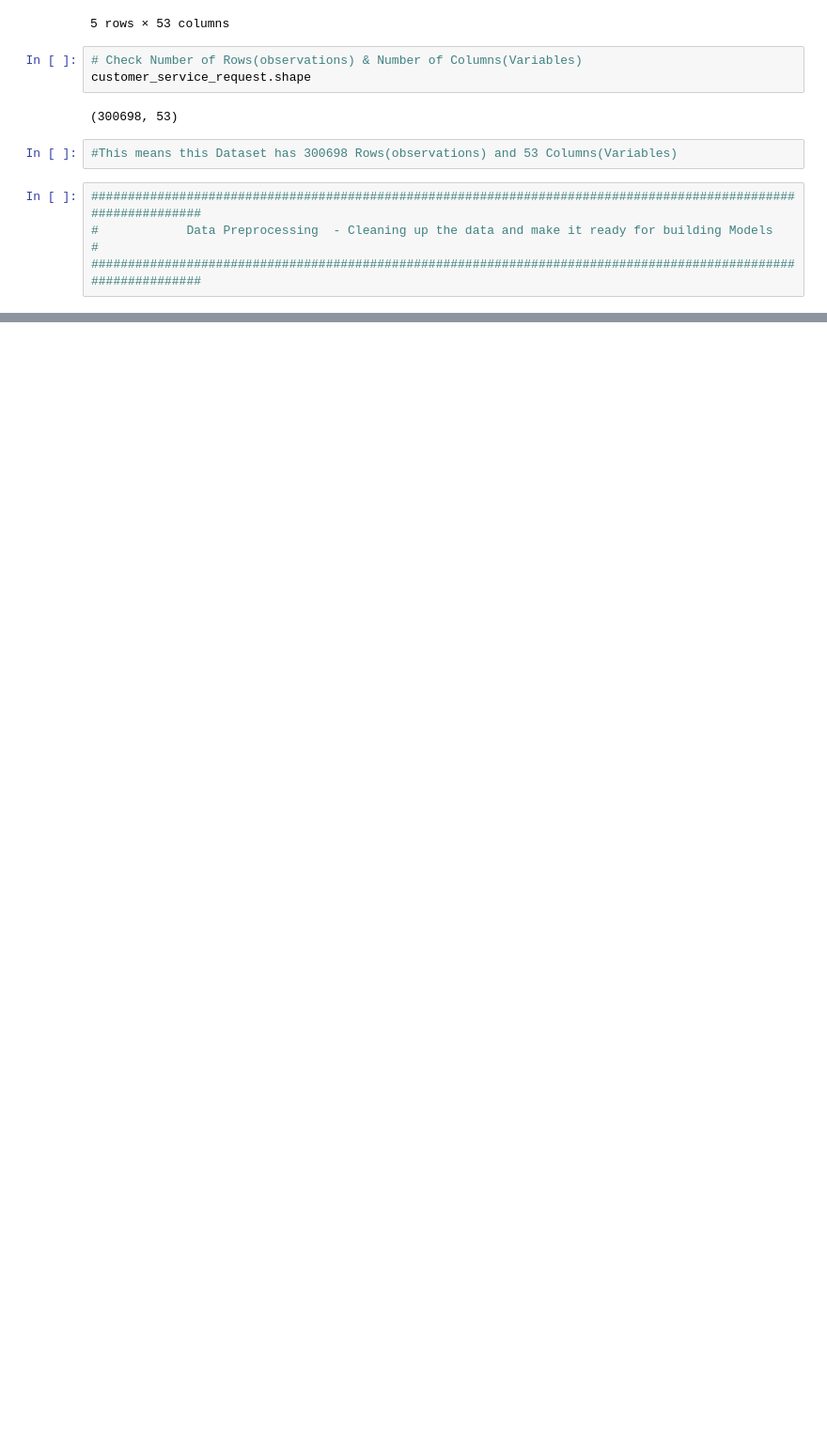
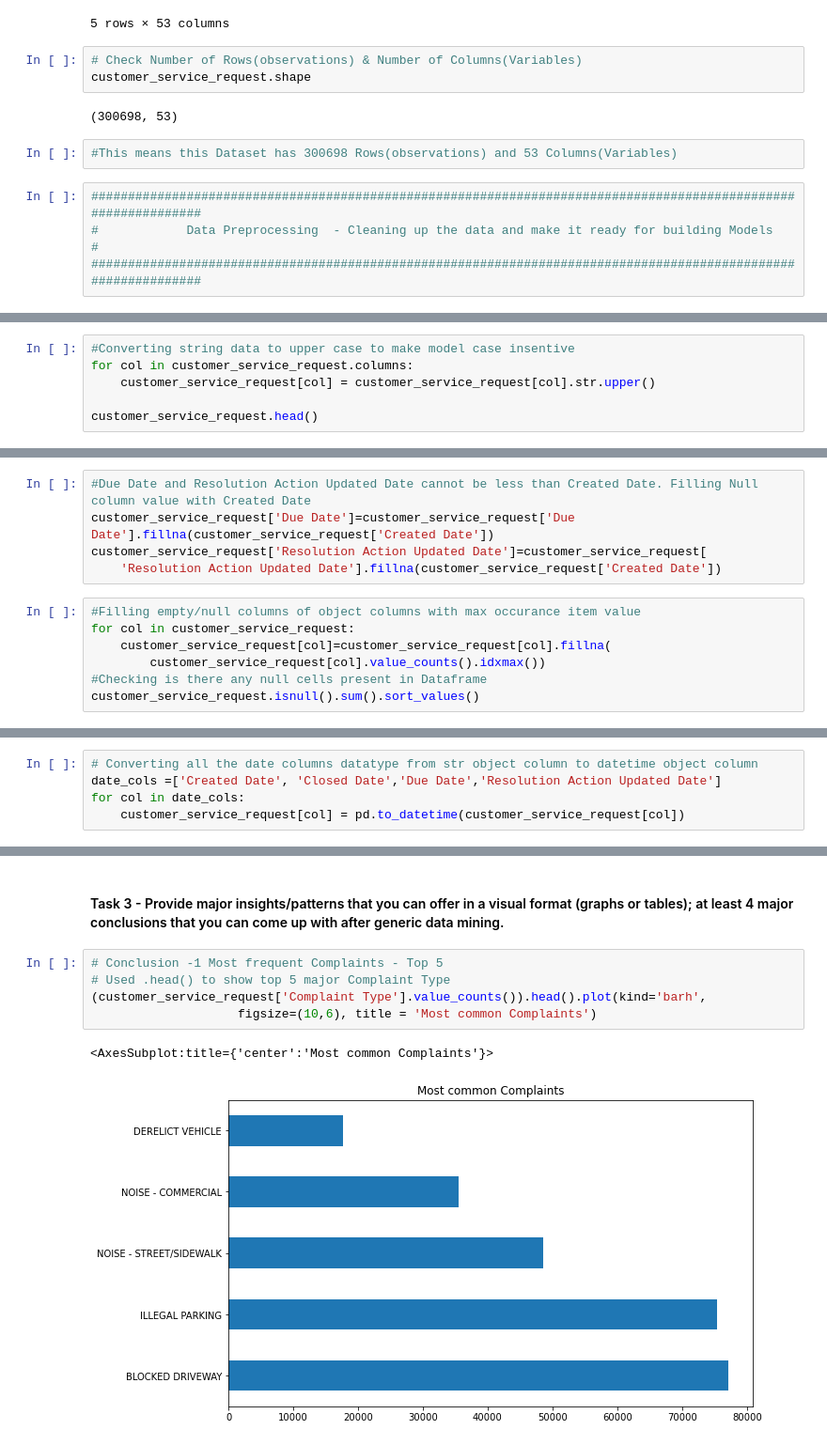
Before and after one commit to Rahulkumarr2080/Customer-Service-Requests-Analysis, a Jupyter notebook: Customer Service Requests Analysis.ipynb, the cells around one changed output, grey strips where cells are left out. Shown at 94% size. Drawn from its saved outputs; the diff is of its cells as text; blank space fills up the shorter version.

```diff
--- a/Customer Service Requests Analysis.ipynb
+++ b/Customer Service Requests Analysis.ipynb
@@ -153,0 +136,6 @@ dtype: int64
+# %%
+#Converting string data to upper case to make model case insentive
+for col in customer_service_request.columns:
+    customer_service_request[col] = customer_service_request[col].str.upper()
+
+customer_service_request.head()
@@ -153,0 +150,12 @@ dtype: int64
+# %%
+#Due Date and Resolution Action Updated Date cannot be less than Created Date. Filling Null column value with Created Date
+customer_service_request['Due Date']=customer_service_request['Due Date'].fillna(customer_service_request['Created Date'])
+customer_service_request['Resolution Action Updated Date']=customer_service_request[
+    'Resolution Action Updated Date'].fillna(customer_service_request['Created Date'])
+# %%
+#Filling empty/null columns of object columns with max occurance item value
+for col in customer_service_request:
+    customer_service_request[col]=customer_service_request[col].fillna(
+        customer_service_request[col].value_counts().idxmax())
+#Checking is there any null cells present in Dataframe
+customer_service_request.isnull().sum().sort_values()
@@ -153,0 +188,5 @@ dtype: int64
+# %%
+# Converting all the date columns datatype from str object column to datetime object column
+date_cols =['Created Date', 'Closed Date','Due Date','Resolution Action Updated Date']
+for col in date_cols:
+    customer_service_request[col] = pd.to_datetime(customer_service_request[col])
@@ -153,0 +294,10 @@ dtype: int64
+# %% [markdown]
+#### Task 3 - Provide major insights/patterns that you can offer in a visual format (graphs or tables); at least 4 major conclusions that you can come up with after generic data mining.
+# %%
+# Conclusion -1 Most frequent Complaints - Top 5
+# Used .head() to show top 5 major Complaint Type
+(customer_service_request['Complaint Type'].value_counts()).head().plot(kind='barh',
+                    figsize=(10,6), title = 'Most common Complaints')
+# %% [output]
+<AxesSubplot:title={'center':'Most common Complaints'}>
+[figure, added]
```
Also changed, not shown: parts of 52 cells of this notebook, 2 other files.
